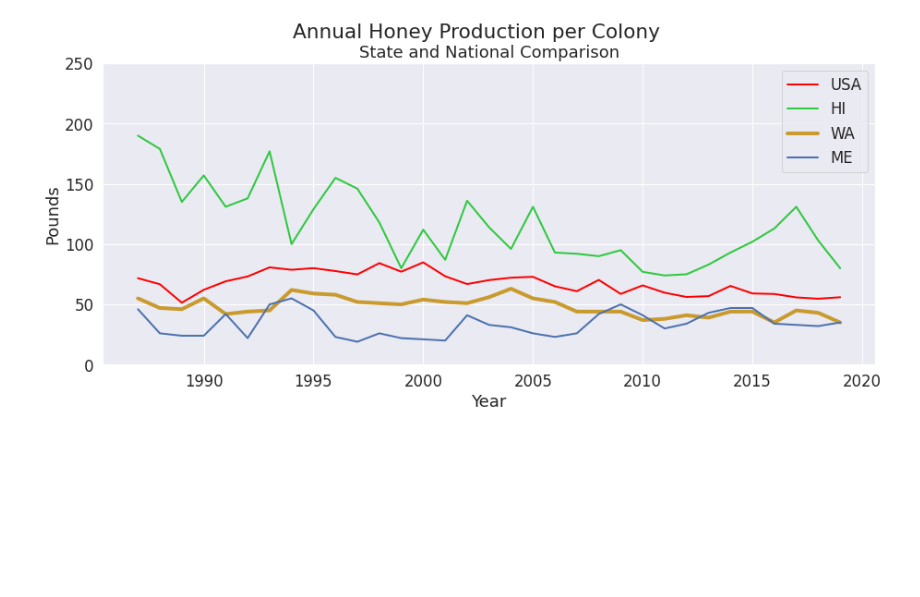
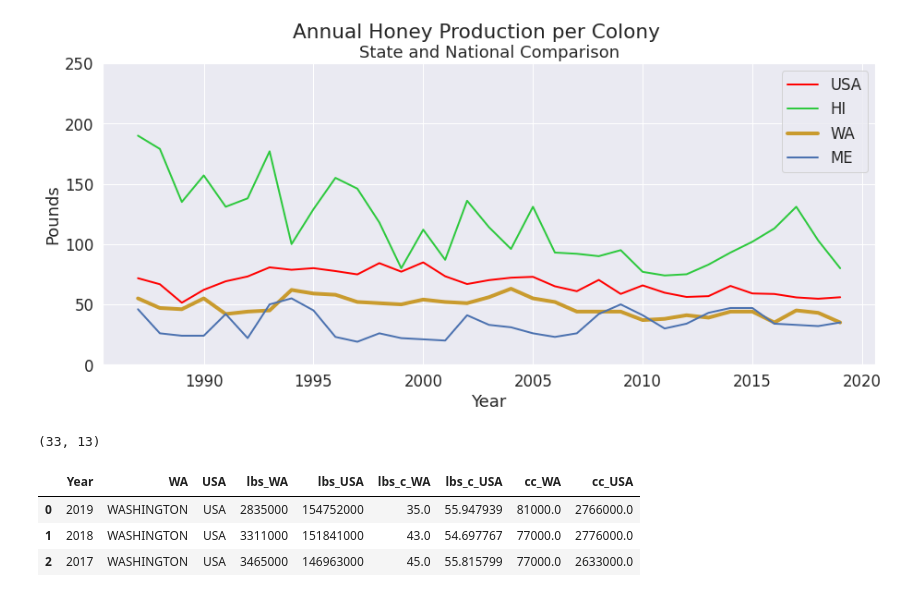
Before and after one commit to SaraWestWA/DS-Unit-1-Build, a Jupyter notebook: SW_Honey_WA_state.ipynb, the cells around one changed output. Drawn from its saved outputs; the diff is of its cells as text; code cells hidden in the pictures; blank space fills up the shorter version.

```diff
--- a/SW_Honey_WA_state.ipynb
+++ b/SW_Honey_WA_state.ipynb
@@ -847,3 +817,23 @@ plt.ylabel('Pounds')
 plt.legend(loc="upper right");
 # %% [output]
 [figure]
+# %%
+# Join WA & USA dataframes for correlation
+WA_USA= state_dfs['WASHINGTON'].merge(state_dfs['USA'],on='Year')
+print(WA_USA.shape)
+
+df_WA_USA=pd.DataFrame.copy(WA_USA[['Year','State_x','State_y',
+                                    'lbs_x','lbs_y',
+                                    'lbs_colony_x','lbs_colony_y',
+                                  'colony_count_x','colony_count_y']])
+df_WA_USA.columns=['Year','WA','USA',
+                   'lbs_WA','lbs_USA',
+                   'lbs_c_WA','lbs_c_USA',
+                   'cc_WA', 'cc_USA']
+df_WA_USA.head(3)
+# %% [output]
+(33, 13)
+|  | Year | WA | USA | lbs_WA | lbs_USA | lbs_c_WA | lbs_c_USA | cc_WA | cc_USA |
+| 0 | 2019 | WASHINGTON | USA | 2835000 | 154752000 | 35.0 | 55.947939 | 81000.0 | 2766000.0 |
+| 1 | 2018 | WASHINGTON | USA | 3311000 | 151841000 | 43.0 | 54.697767 | 77000.0 | 2776000.0 |
+| 2 | 2017 | WASHINGTON | USA | 3465000 | 146963000 | 45.0 | 55.815799 | 77000.0 | 2633000.0 |
```
Also changed, not shown: parts of 12 cells of this notebook.
